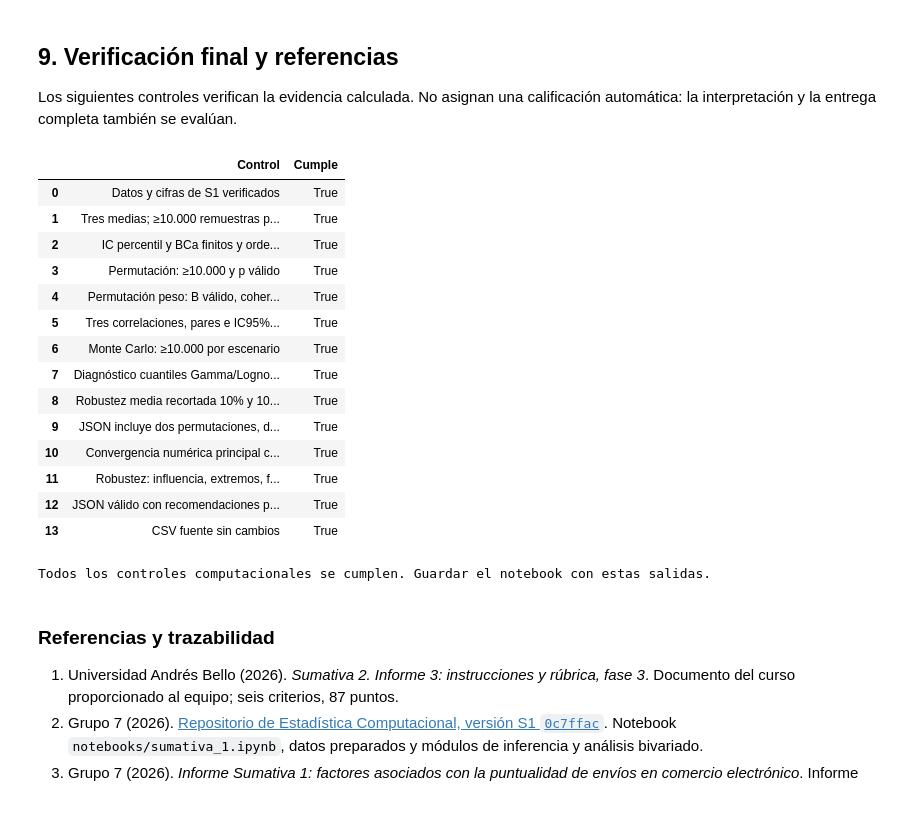
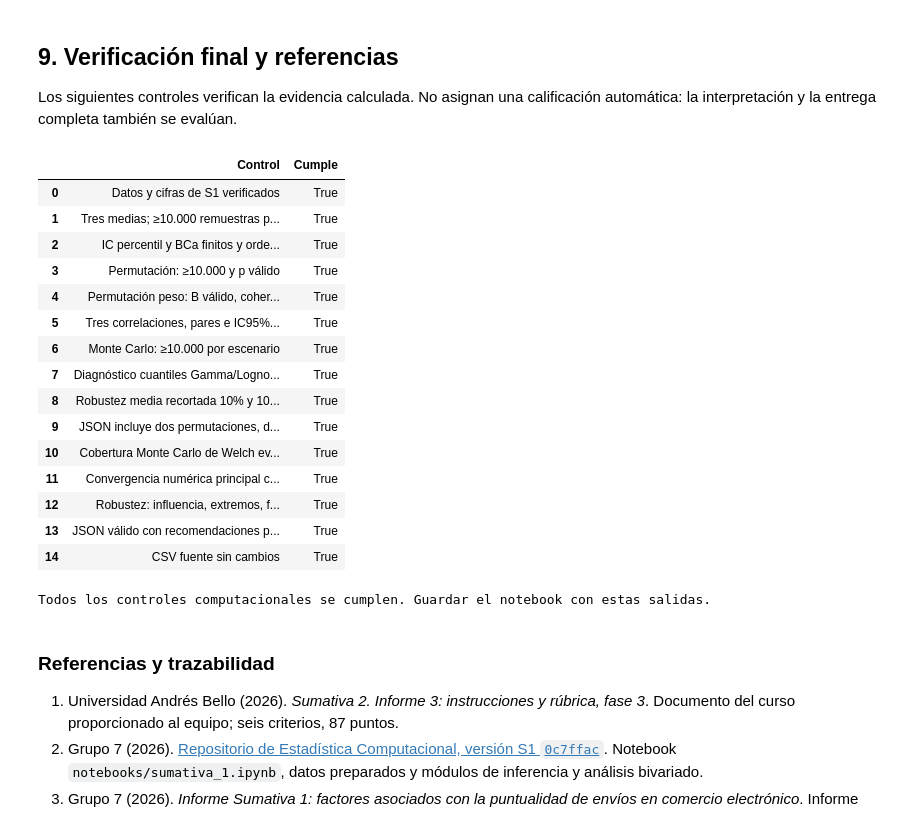
Before and after one commit to jorge170102/ESTAD-STICA-COMPUTACIONAL---Grupo-7--MCDI501.202682.1914.EL.ON, a Jupyter notebook: notebooks/sumativa_2.ipynb, the cells around one changed output. Drawn from its saved outputs; the diff is of its cells as text; code cells hidden in the pictures.

```diff
--- a/notebooks/sumativa_2.ipynb
+++ b/notebooks/sumativa_2.ipynb
@@ -987,7 +1088,7 @@ Como contraste adicional, se hace bootstrap de la diferencia de medias, remuestr
 
 Los percentiles de Monte Carlo describen variación bajo cada modelo; el IC percentil bootstrap estima incertidumbre por remuestreo de los datos. Su comparación es una comprobación de sensibilidad, no los convierte en intervalos conceptualmente idénticos.
 # %%
-mc_gamma = simular_diferencias("gamma", SEMILLAS["gamma"])
+# mc_gamma ya se calculó en la sección 6.2, junto con su cobertura de Welch.
 
 def diferencia_medias(fuera, tiempo, axis=-1):
     return fuera.mean(axis=axis) - tiempo.mean(axis=axis)
@@ -1306,37 +1413,41 @@ controles = {
         for x in [mc_lognormal, mc_gamma, *distribuciones_escenarios.values()]),
     "Diagnóstico cuantiles Gamma/Lognormal completo": len(diagnostico_distribuciones) == 10
         and bool(np.isfinite(diagnostico_distribuciones.select_dtypes(include=["number"])).all().all()),
     "Robustez media recortada 10% y 10.000 remuestras":
         len(boot_recortada.bootstrap_distribution) >= 10_000 and np.isfinite(ic_recortada).all()
         and ic_recortada[0] < ic_recortada[1],
     "JSON incluye dos permutaciones, diagnósticos y recortadas":
         all(k in json.loads(RUTA_SALIDA.read_text(encoding="utf-8")) for k in
             ["permutacion", "permutacion_peso", "monte_carlo", "robustez"]),
+    "Cobertura Monte Carlo de Welch evaluada bajo dos familias":
+        bool(control_cobertura) and len(cobertura_welch_mc) == 2
+        and (cobertura_welch_mc.iteraciones >= 10_000).all(),
     "Convergencia numérica principal comprobada": all(controles_convergencia.values()),
     "Robustez: influencia, extremos, familias y entradas": len(influencia) == 9
         and len(sensibilidad_extremos) == 2 and len(comparacion_modelos) == 3 and len(sensibilidad_entradas) == 3,
     "JSON válido con recomendaciones para S3": len(json.loads(RUTA_SALIDA.read_text(encoding="utf-8"))["sintesis_y_recomendaciones_s3"]) == 8,
     "CSV fuente sin cambios": hashlib.sha256(RUTA_DATOS.read_bytes().replace(b"\r\n", b"\n")).hexdigest() == HASH_DATOS_S1,
 }
 display(pd.DataFrame({"Control": controles.keys(), "Cumple": [bool(x) for x in controles.values()]}))
 assert all(controles.values()), "Hay controles pendientes: revisar antes de entregar."
 print("Todos los controles computacionales se cumplen. Guardar el notebook con estas salidas.")
 # %% [output]
 |  | Control | Cumple |
 | 0 | Datos y cifras de S1 verificados | True |
 | 1 | Tres medias; ≥10.000 remuestras p... | True |
 | 2 | IC percentil y BCa finitos y orde... | True |
 | 3 | Permutación: ≥10.000 y p válido | True |
 | 4 | Permutación peso: B válido, coher... | True |
 | 5 | Tres correlaciones, pares e IC95%... | True |
 | 6 | Monte Carlo: ≥10.000 por escenario | True |
 | 7 | Diagnóstico cuantiles Gamma/Logno... | True |
 | 8 | Robustez media recortada 10% y 10... | True |
 | 9 | JSON incluye dos permutaciones, d... | True |
-| 10 | Convergencia numérica principal c... | True |
-| 11 | Robustez: influencia, extremos, f... | True |
-| 12 | JSON válido con recomendaciones p... | True |
-| 13 | CSV fuente sin cambios | True |
+| 10 | Cobertura Monte Carlo de Welch ev... | True |
+| 11 | Convergencia numérica principal c... | True |
+| 12 | Robustez: influencia, extremos, f... | True |
+| 13 | JSON válido con recomendaciones p... | True |
+| 14 | CSV fuente sin cambios | True |
 Todos los controles computacionales se cumplen. Guardar el notebook con estas salidas.
 # %% [markdown]
 ### Referencias y trazabilidad
```
Also changed, not shown: parts of 4 cells of this notebook.
